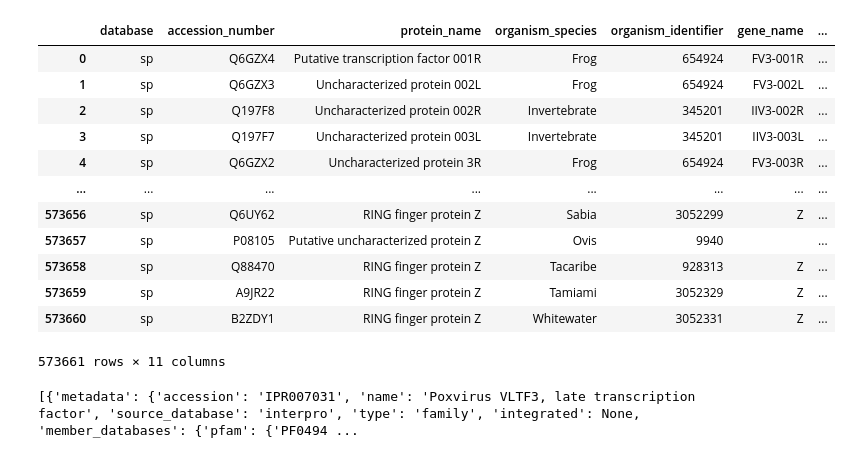
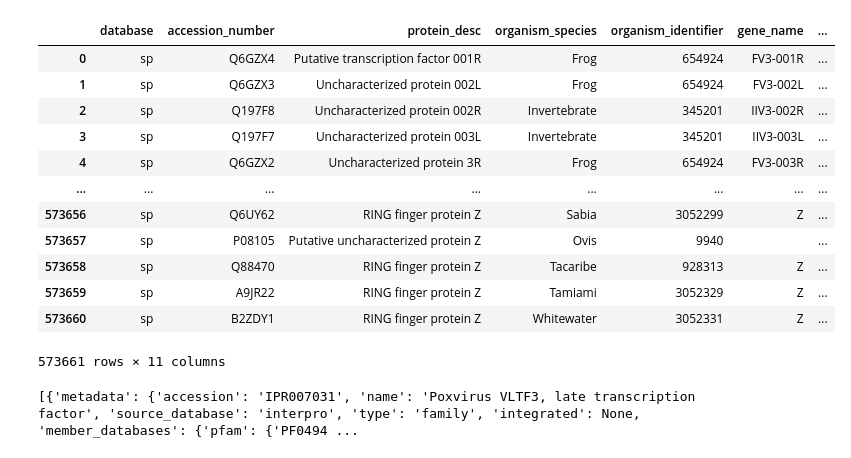
Before and after one commit to arjun-banerjee/PLMNeuron, a Jupyter notebook: analysis/swissprot.ipynb, the cells around one changed output. Drawn from its saved outputs; the diff is of its cells as text; code cells hidden in the pictures.

```diff
--- a/analysis/swissprot.ipynb
+++ b/analysis/swissprot.ipynb
@@ -66,12 +66,12 @@ def parse_fasta(filepath):
             })
     return pd.DataFrame(records)
 # %%
-df = parse_fasta("../data/swissprot.fasta")
+df = parse_fasta("../data/swiss.fasta")
 df[['protein_id', 'organism_id']] = df['entry_name'].str.split('_', n=1, expand=True)
 df = df.drop(columns=['entry_name'])
 df
 # %% [output]
-|  | database | accession_number | protein_name | organism_species | organism_identifier | gene_name | ... |
+|  | database | accession_number | protein_desc | organism_species | organism_identifier | gene_name | ... |
 | 0 | sp | Q6GZX4 | Putative transcription factor 001R | Frog | 654924 | FV3-001R | ... |
 | 1 | sp | Q6GZX3 | Uncharacterized protein 002L | Frog | 654924 | FV3-002L | ... |
 | 2 | sp | Q197F8 | Uncharacterized protein 002R | Invertebrate | 345201 | IIV3-002R | ... |
```
Also changed, not shown: parts of 2 cells of this notebook.
